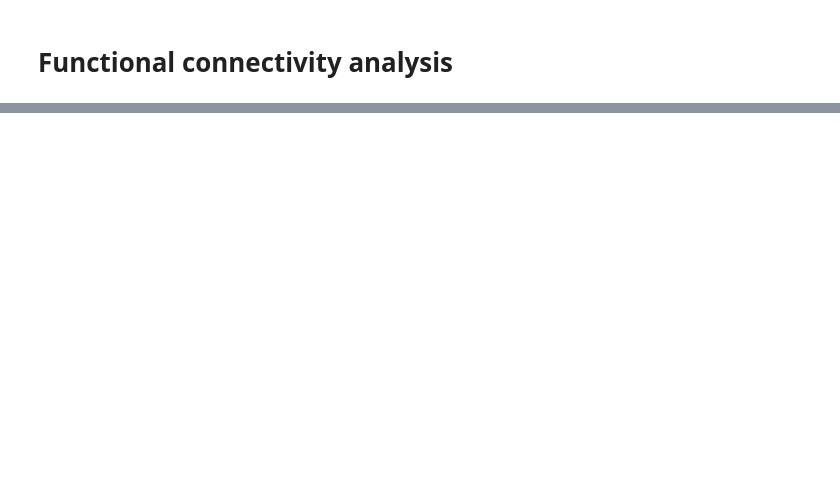
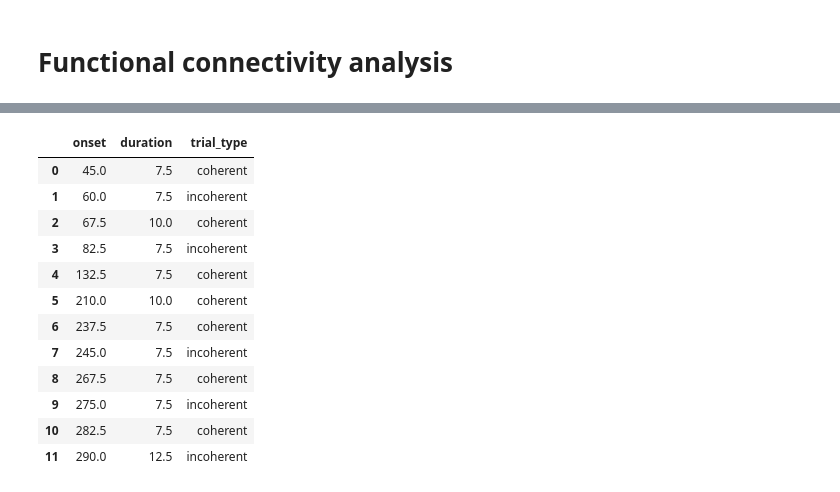
Before and after one commit to CIBIT-UC/vpmbtr, a Jupyter notebook: scripts/step-XX_fc.ipynb, the cells around one changed output, grey strips where cells are left out. Saved outputs shown, nothing was run; the diff lists cells and outputs as text; code cells hidden in the pictures; blank space fills up the shorter version.

```diff
--- a/scripts/step-XX_fc.ipynb
+++ b/scripts/step-XX_fc.ipynb
@@ -92,0 +95,47 @@ array([-0.43873116, -1.0981828 , -1.5963974 ,  0.18762551, -0.6584161 ,
+# %%
+# Settings
+sub_idx = 4
+tr_idx = 3
+tr_list = [0.5, 0.75, 1, 2.5]
+tr = tr_list[tr_idx]
+window_size_tr = 4
+run_type = 'UA'
+
+task_label = f'task-{run_type}_acq-{round(tr*1000):04}_run-1'
+events_file = os.path.join(data_dir, subject_list[sub_idx], 'func', f'{subject_list[sub_idx]}_{task_label}_events.tsv')
+
+events = pd.read_csv(events_file, sep='\t')
+
+# trim events to coherent and incoherent trial_types
+events = events.loc[events['trial_type'].isin(['coherent','incoherent'])]
+events = events.reset_index(drop=True)
+
+# trim events with duration < 5 seconds
+events = events.loc[events['duration']>=7.5]
+events = events.reset_index(drop=True)
+
+# get the indexes (based on the TR) for all coherent and incoherent trials
+coherent_idx = events.loc[events['trial_type']=='coherent']['onset'].values/tr
+coherent_idx = [int(x) for x in coherent_idx]
+incoherent_idx = events.loc[events['trial_type']=='incoherent']['onset'].values/tr
+incoherent_idx = [int(x) for x in incoherent_idx]
+
+# number of coherent trials
+n_coherent = len(coherent_idx)
+n_incoherent = len(incoherent_idx)
+# %%
+events
+# %% [output]
+|  | onset | duration | trial_type |
+| 0 | 45.0 | 7.5 | coherent |
+| 1 | 60.0 | 7.5 | incoherent |
+| 2 | 67.5 | 10.0 | coherent |
+| 3 | 82.5 | 7.5 | incoherent |
+| 4 | 132.5 | 7.5 | coherent |
+| 5 | 210.0 | 10.0 | coherent |
+| 6 | 237.5 | 7.5 | coherent |
+| 7 | 245.0 | 7.5 | incoherent |
+| 8 | 267.5 | 7.5 | coherent |
+| 9 | 275.0 | 7.5 | incoherent |
+| 10 | 282.5 | 7.5 | coherent |
+| 11 | 290.0 | 12.5 | incoherent |
```
Also changed, not shown: parts of 10 cells of this notebook, 1 other file.
